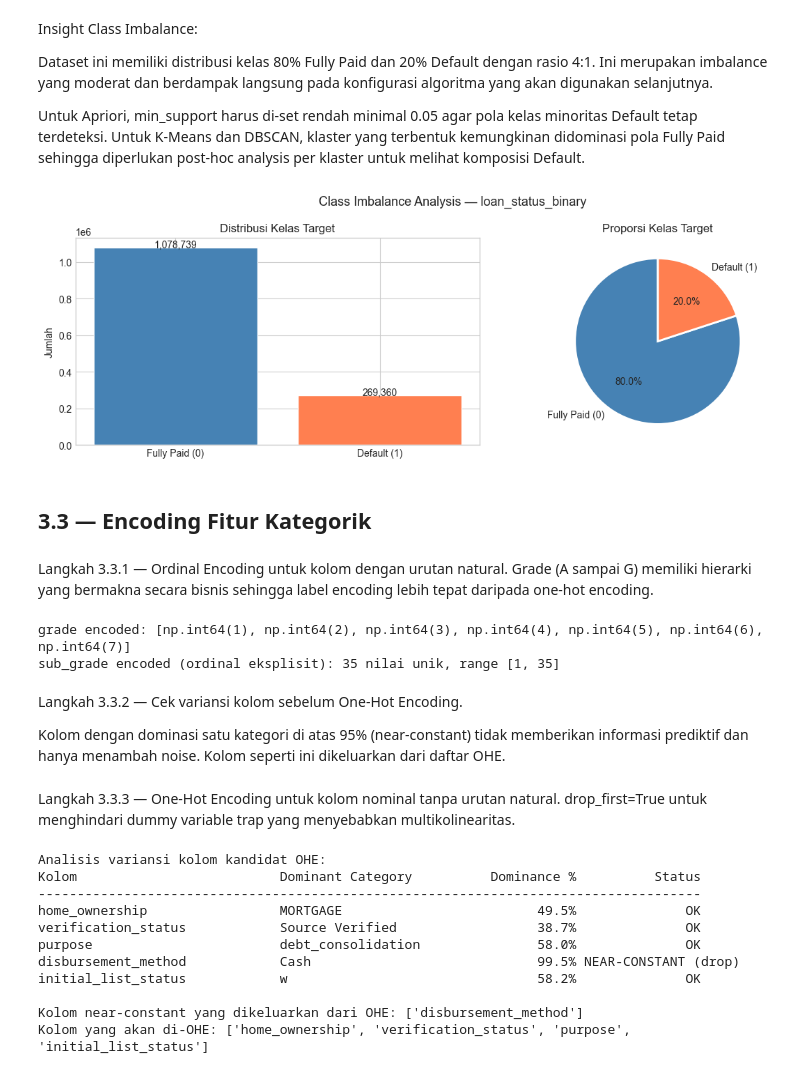
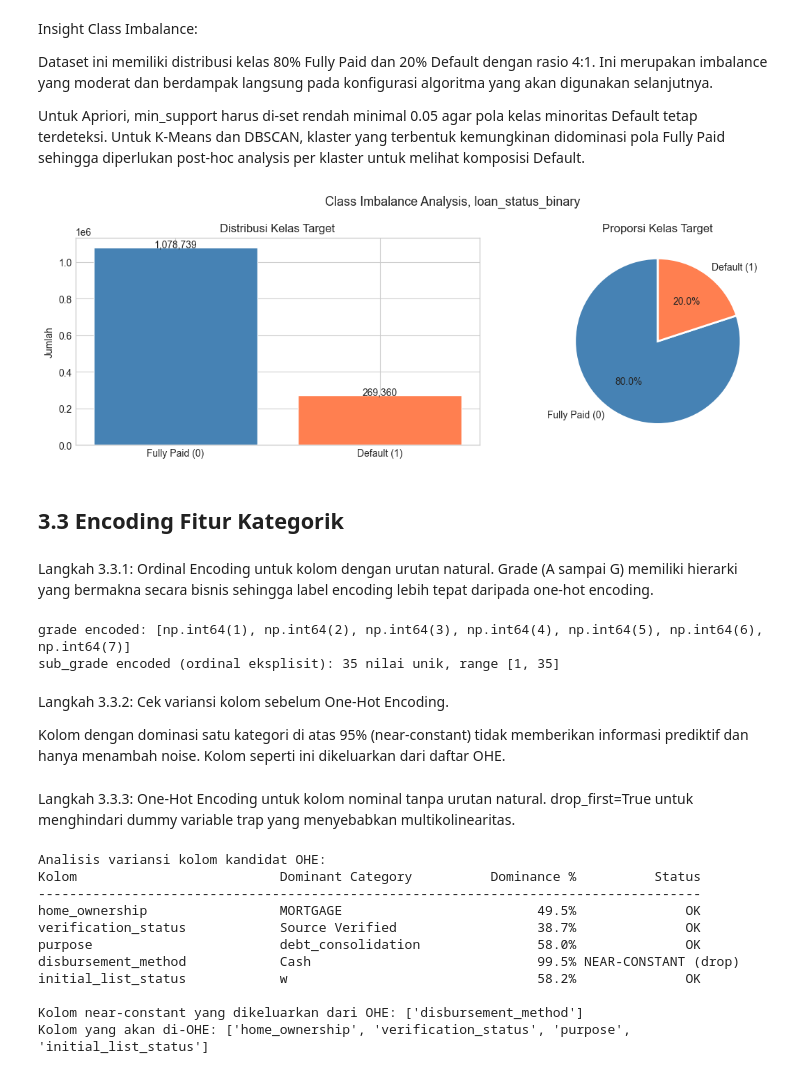
Before and after one commit to StievenLee/Data-Mining-All-Lending-Club-loan, a Jupyter notebook: Phase 1 Preprocessing/preprocessing_final_for_clustering.ipynb, the cells around one changed output. Saved outputs shown, nothing was run; the diff lists cells and outputs as text; code cells hidden in the pictures.

```diff
--- a/Phase 1 Preprocessing/preprocessing_final_for_clustering.ipynb
+++ b/Phase 1 Preprocessing/preprocessing_final_for_clustering.ipynb
@@ -1233,31 +1236,31 @@ melihat komposisi Default.
 # %%
 fig, axes = plt.subplots(1, 2, figsize=(12, 4))
 
 labels_ci = ['Fully Paid (0)', 'Default (1)']
 values_ci = [(y_temp==0).sum(), (y_temp==1).sum()]
 colors_ci = ['steelblue', 'coral']
 
 axes[0].bar(labels_ci, values_ci, color=colors_ci, edgecolor='white')
 axes[0].set_title('Distribusi Kelas Target', fontsize=12)
 axes[0].set_ylabel('Jumlah')
 for i, v in enumerate(values_ci):
     axes[0].text(i, v + 1000, f'{v:,}', ha='center')
 
 axes[1].pie(values_ci, labels=labels_ci, colors=colors_ci,
             autopct='%1.1f%%', startangle=90,
             wedgeprops=dict(edgecolor='white', linewidth=2))
 axes[1].set_title('Proporsi Kelas Target', fontsize=12)
 
-plt.suptitle('Class Imbalance Analysis — loan_status_binary', fontsize=13)
+plt.suptitle('Class Imbalance Analysis, loan_status_binary', fontsize=13)
 plt.tight_layout()
 plt.savefig('Results/Images/class_imbalance.png', dpi=120, bbox_inches='tight')
 plt.show()
 # %% [output]
-[figure, old version]
+[figure, new version]
 # %% [markdown]
-## 3.3 — Encoding Fitur Kategorik
+## 3.3 Encoding Fitur Kategorik
 # %% [markdown]
-Langkah 3.3.1 — Ordinal Encoding untuk kolom dengan urutan natural.
+Langkah 3.3.1: Ordinal Encoding untuk kolom dengan urutan natural.
 Grade (A sampai G) memiliki hierarki yang bermakna secara bisnis sehingga label encoding
 lebih tepat daripada one-hot encoding.
 # %%
@@ -1288,12 +1291,12 @@ if 'sub_grade' in df_acc_clean.columns:
 grade encoded: [np.int64(1), np.int64(2), np.int64(3), np.int64(4), np.int64(5), np.int64(6), np.int64(7)]
 sub_grade encoded (ordinal eksplisit): 35 nilai unik, range [1, 35]
 # %% [markdown]
-Langkah 3.3.2 — Cek variansi kolom sebelum One-Hot Encoding.
+Langkah 3.3.2: Cek variansi kolom sebelum One-Hot Encoding.
 
 Kolom dengan dominasi satu kategori di atas 95% (near-constant) tidak memberikan informasi
 prediktif dan hanya menambah noise. Kolom seperti ini dikeluarkan dari daftar OHE.
 # %% [markdown]
-Langkah 3.3.3 — One-Hot Encoding untuk kolom nominal tanpa urutan natural.
+Langkah 3.3.3: One-Hot Encoding untuk kolom nominal tanpa urutan natural.
 drop_first=True untuk menghindari dummy variable trap yang menyebabkan multikolinearitas.
 # %%
 # Kandidat kolom untuk OHE
```
Also changed, not shown: parts of 81 cells of this notebook, 8 other files.
